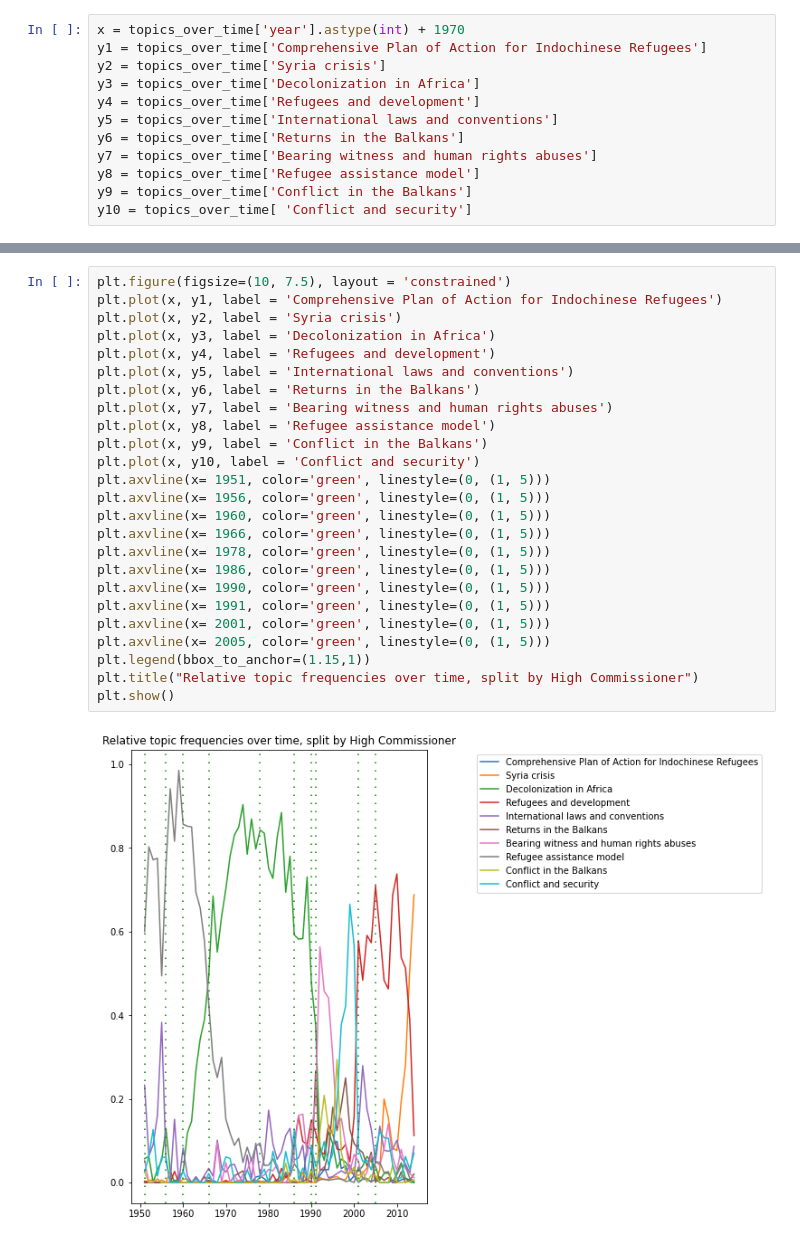
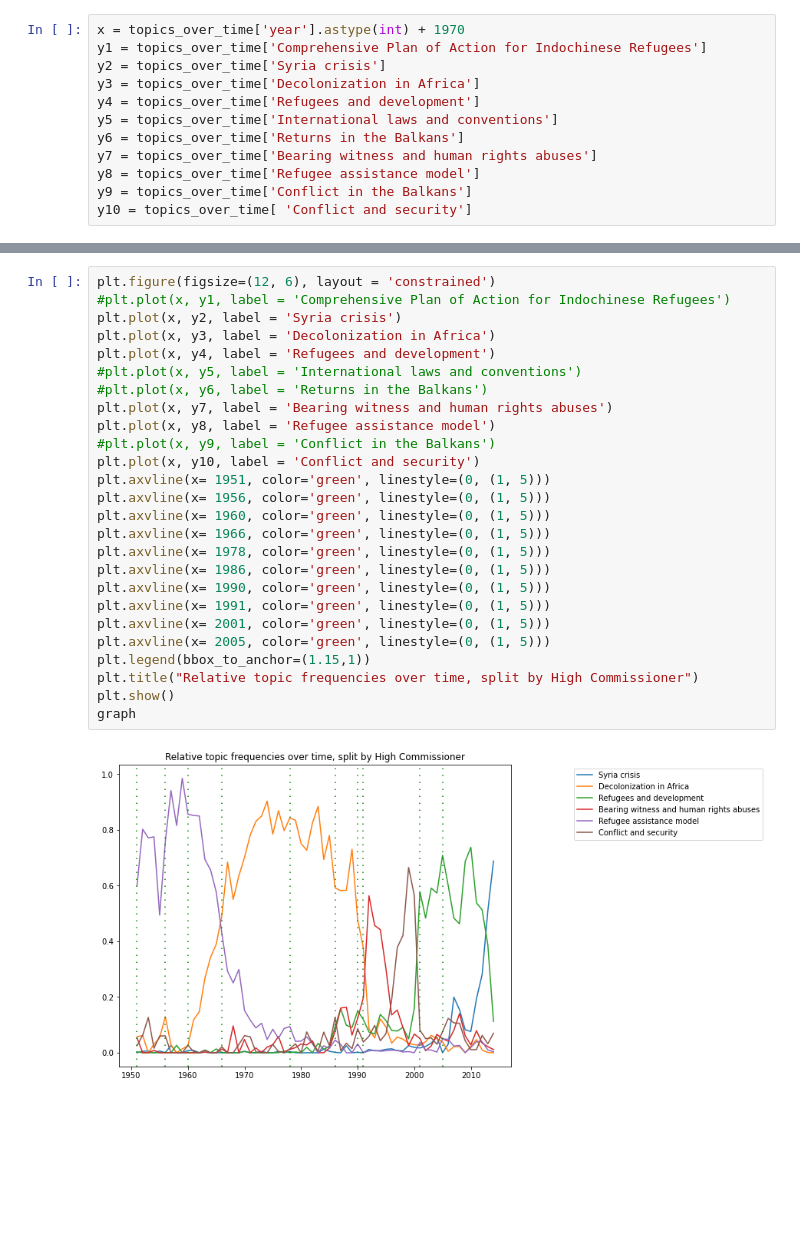
Before and after one commit to jswoodham/unhcr_speeches, a Jupyter notebook: Report.ipynb, the cells around one changed output, grey strips where cells are left out. Saved outputs shown, nothing was run; the diff lists cells and outputs as text; blank space fills up the shorter version.

```diff
--- a/Report.ipynb
+++ b/Report.ipynb
@@ -228,27 +382,28 @@ plt.tight_layout()
 # %%
-plt.figure(figsize=(10, 7.5), layout = 'constrained')
-plt.plot(x, y1, label = 'Comprehensive Plan of Action for Indochinese Refugees')
+plt.figure(figsize=(12, 6), layout = 'constrained')
+#plt.plot(x, y1, label = 'Comprehensive Plan of Action for Indochinese Refugees')
 plt.plot(x, y2, label = 'Syria crisis')
 plt.plot(x, y3, label = 'Decolonization in Africa')
 plt.plot(x, y4, label = 'Refugees and development')
-plt.plot(x, y5, label = 'International laws and conventions')
-plt.plot(x, y6, label = 'Returns in the Balkans')
+#plt.plot(x, y5, label = 'International laws and conventions')
+#plt.plot(x, y6, label = 'Returns in the Balkans')
 plt.plot(x, y7, label = 'Bearing witness and human rights abuses')
 plt.plot(x, y8, label = 'Refugee assistance model')
-plt.plot(x, y9, label = 'Conflict in the Balkans')
+#plt.plot(x, y9, label = 'Conflict in the Balkans')
 plt.plot(x, y10, label = 'Conflict and security')
 plt.axvline(x= 1951, color='green', linestyle=(0, (1, 5)))
 plt.axvline(x= 1956, color='green', linestyle=(0, (1, 5)))
 plt.axvline(x= 1960, color='green', linestyle=(0, (1, 5)))
 plt.axvline(x= 1966, color='green', linestyle=(0, (1, 5)))
 plt.axvline(x= 1978, color='green', linestyle=(0, (1, 5)))
 plt.axvline(x= 1986, color='green', linestyle=(0, (1, 5)))
 plt.axvline(x= 1990, color='green', linestyle=(0, (1, 5)))
 plt.axvline(x= 1991, color='green', linestyle=(0, (1, 5)))
 plt.axvline(x= 2001, color='green', linestyle=(0, (1, 5)))
 plt.axvline(x= 2005, color='green', linestyle=(0, (1, 5)))
 plt.legend(bbox_to_anchor=(1.15,1))
 plt.title("Relative topic frequencies over time, split by High Commissioner")
 plt.show()
+graph
 # %% [output]
-[figure, old version]
+[figure, new version]
```
Also changed, not shown: parts of 21 cells of this notebook, 1 other file.
